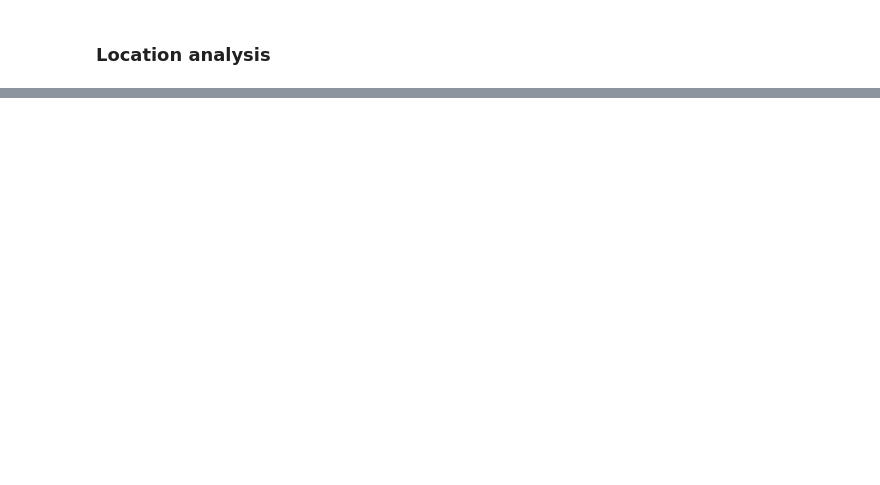
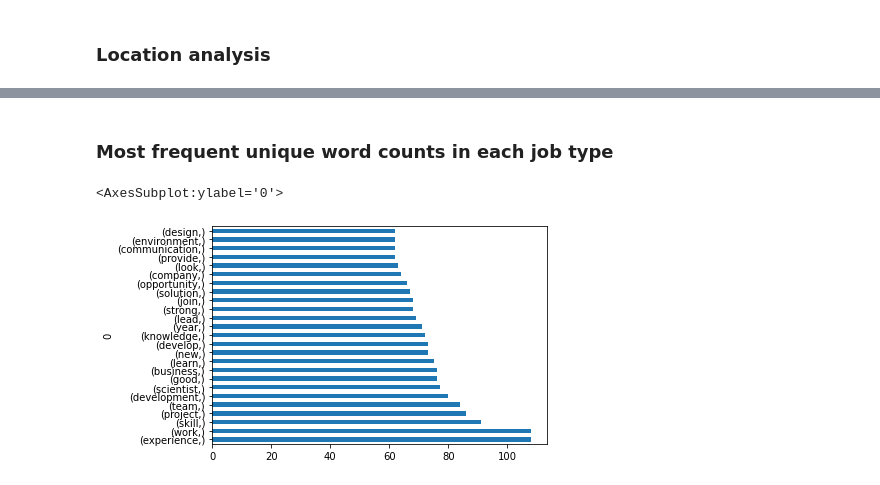
Before and after one commit to MaartenVandenhof-r0613805/Job-analysis, a Jupyter notebook: notebooks/linkedin-data-science-job-analysis-belgium.ipynb, the cells around one changed output, grey strips where cells are left out. Drawn from its saved outputs; the diff is of its cells as text; code cells hidden in the pictures; blank space fills up the shorter version.

```diff
--- a/notebooks/linkedin-data-science-job-analysis-belgium.ipynb
+++ b/notebooks/linkedin-data-science-job-analysis-belgium.ipynb
@@ -82,0 +185,17 @@ da_cards.groupby(["Location"])["Title"].count().sort_values(ascending=False).plo
+# %% [markdown]
+### Most frequent unique word counts in each job type
+# %%
+# Data Science
+
+# Create 1 list of all unique words in english
+dc_cards_en = dc_cards[dc_cards["Language"] == "en"]
+dc_desc_list = []
+dc_desc_list = [word for unique in dc_cards_en["nlp_desc_unique"] for word in list(unique)]
+dc_freq = pd.DataFrame(dc_desc_list).value_counts()
+# %%
+dc_freq[0:25].plot(kind="barh")
+# Clearly some words need to be put together as 1 word and simplified
+# (ex: "machine learning", "project and projects")
+# %% [output]
+<AxesSubplot:ylabel='0'>
+[figure, added]
```
Also changed, not shown: parts of 16 cells of this notebook.
